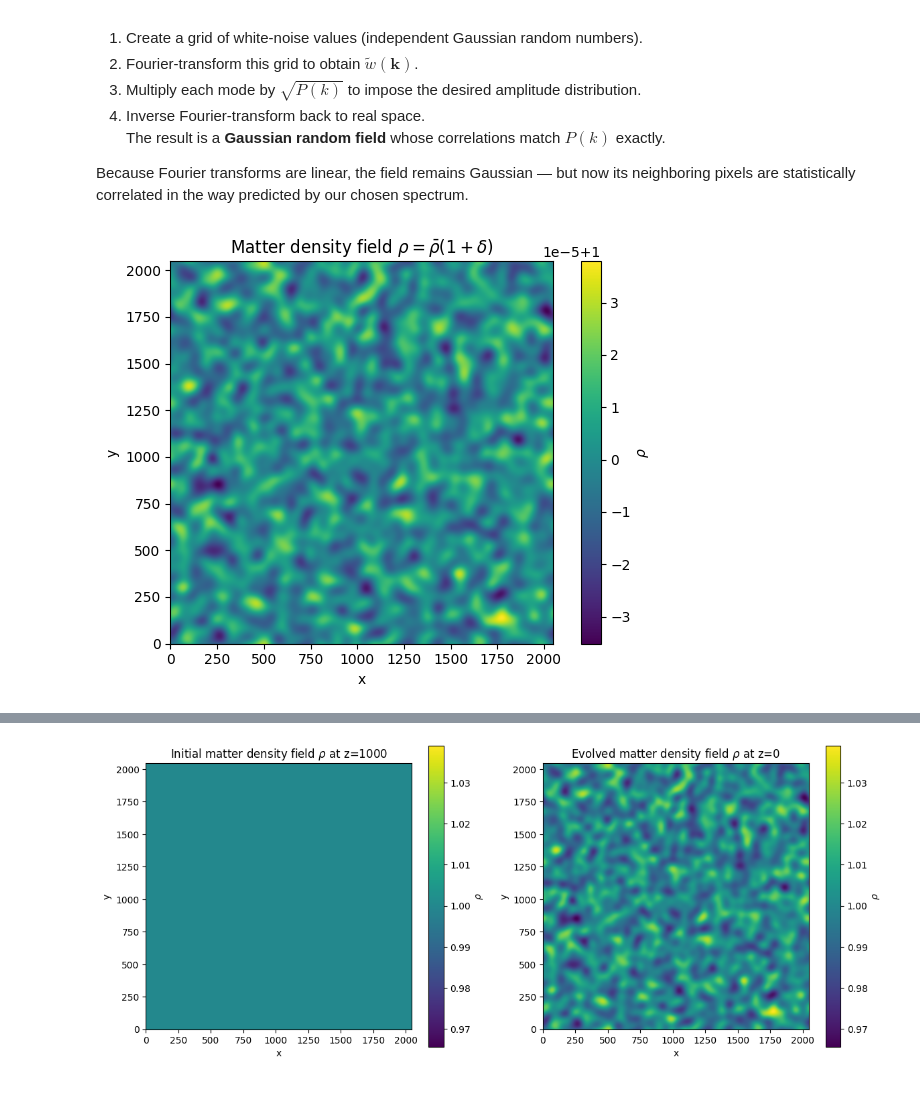
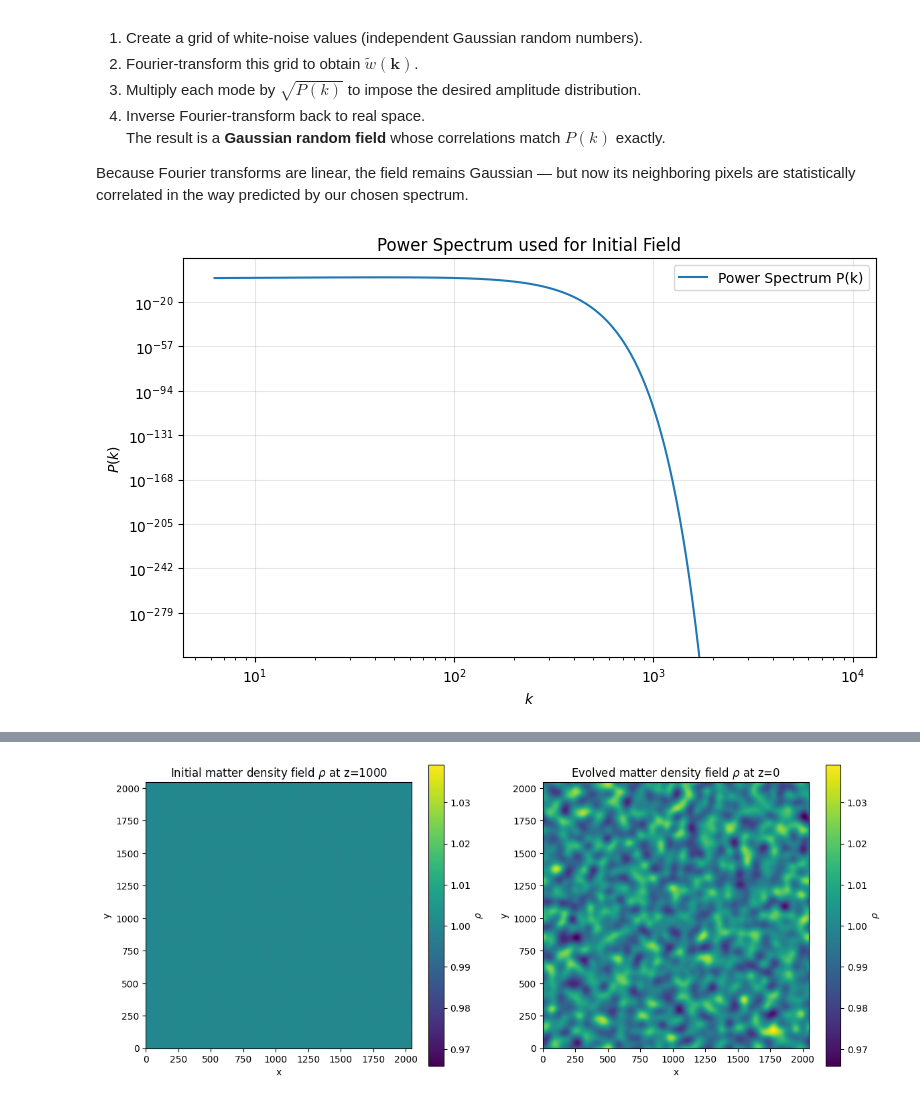
Before and after one commit to Joletaxi19/thesis-desi-cmb-fli, a Jupyter notebook: notebooks/FLI_introduction.ipynb, the cells around one changed output, grey strips where cells are left out. Saved outputs shown, nothing was run; the diff lists cells and outputs as text; code cells hidden in the pictures.

```diff
--- a/notebooks/FLI_introduction.ipynb
+++ b/notebooks/FLI_introduction.ipynb
@@ -151,51 +151,43 @@ import matplotlib.pyplot as plt
 import numpy as np
 
 # ---------------- Parameters ----------------
 L = 1.0  # length of the box side (arbitrary units)
 N = 2048  # number of grid points
-rng = np.random.default_rng(4042) # random number generator
+rng = np.random.default_rng(4042)
 
 # Matter field parameters
-sigma_delta_ini = 1e-5  # standard deviation of initial density contrast δ_ini at z=1000
+sigma_delta_ini = 1e-5  # standard deviation of initial density contrast delta_ini at z=1000
 rho_bar = 1.0  # mean matter density (arbitrary units)
 
 # Power spectrum parameters
 k0 = 2 * np.pi / L  # fundamental mode
 A, n, k_c = 1.0, 0.96, 10 * k0  # amplitude, spectral index, cutoff scale
 
 # ---------------- Fourier grid ----------------
 kx = 2 * np.pi * np.fft.fftfreq(N, d=L / N)
 ky = 2 * np.pi * np.fft.fftfreq(N, d=L / N)
 KX, KY = np.meshgrid(kx, ky, indexing="xy")
 K = np.sqrt(KX**2 + KY**2)
 
 
 def Pk(k, A, n, k_c, L):
     """Toy isotropic power spectrum"""
     k0 = 2 * np.pi / L
     with np.errstate(divide="ignore", invalid="ignore"):
         tilt = np.where(k > 0.0, (k / k0) ** n, 0.0)
     return A * tilt * np.exp(-(k**2) / k_c**2)
 
-# -------- Generate the initial density field -------
-white_noise = rng.normal(size=(N, N))
-Wk = np.fft.fft2(white_noise)
-delta_k = np.sqrt(Pk(K, A, n, k_c, L)) * Wk
-delta_ini = np.fft.ifft2(delta_k).real
-
-# Normalize to desired stddev
-delta_ini *= sigma_delta_ini / np.std(delta_ini)
-
-# Convert to density field
-rho_field = rho_bar * (1 + delta_ini)
-
-# ---------------- Visualization ----------------
-im1 = plt.imshow(rho_field, origin="lower", cmap="viridis")
-plt.title(r"Matter density field $\rho = \bar{\rho}(1+\delta)$")
-plt.colorbar(im1, label=r"$\rho$")
-plt.xlabel("x")
-plt.ylabel("y")
+# Visualize the power spectrum
+plt.figure(figsize=(8,5))
+k_vals = np.linspace(k0, K.max(), 500)
+P_vals = Pk(k_vals, A, n, k_c, L)
+plt.loglog(k_vals, P_vals, label='Power Spectrum P(k)')
+plt.xlabel(r'$k$')
+plt.ylabel(r'$P(k)$')
+plt.title('Power Spectrum used for Initial Field')
+plt.grid(True, alpha=0.3)
+plt.legend()
 plt.tight_layout()
 plt.show()
 # %% [output]
-[figure, old version]
+[figure, new version]
```
Also changed, not shown: parts of 5 cells of this notebook.
